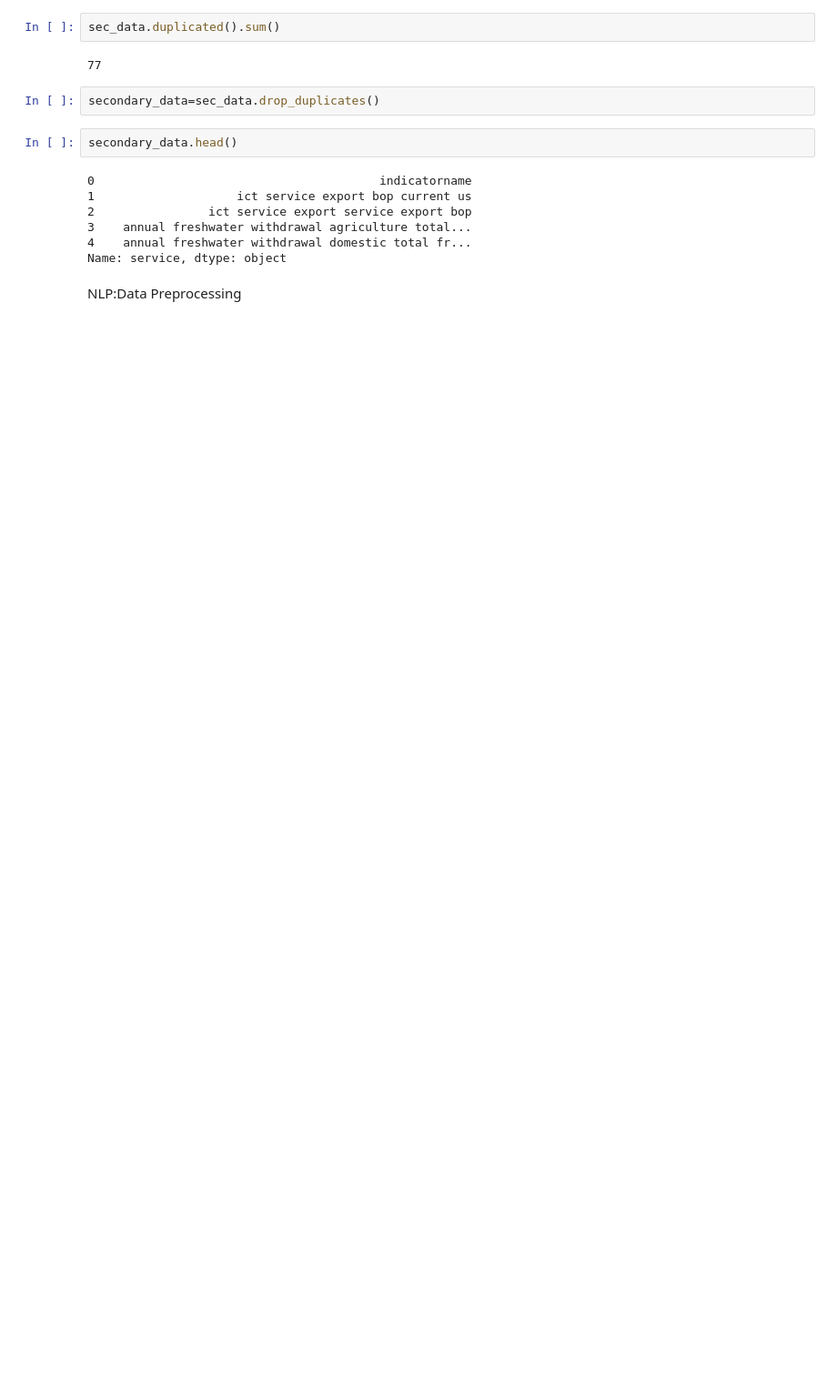
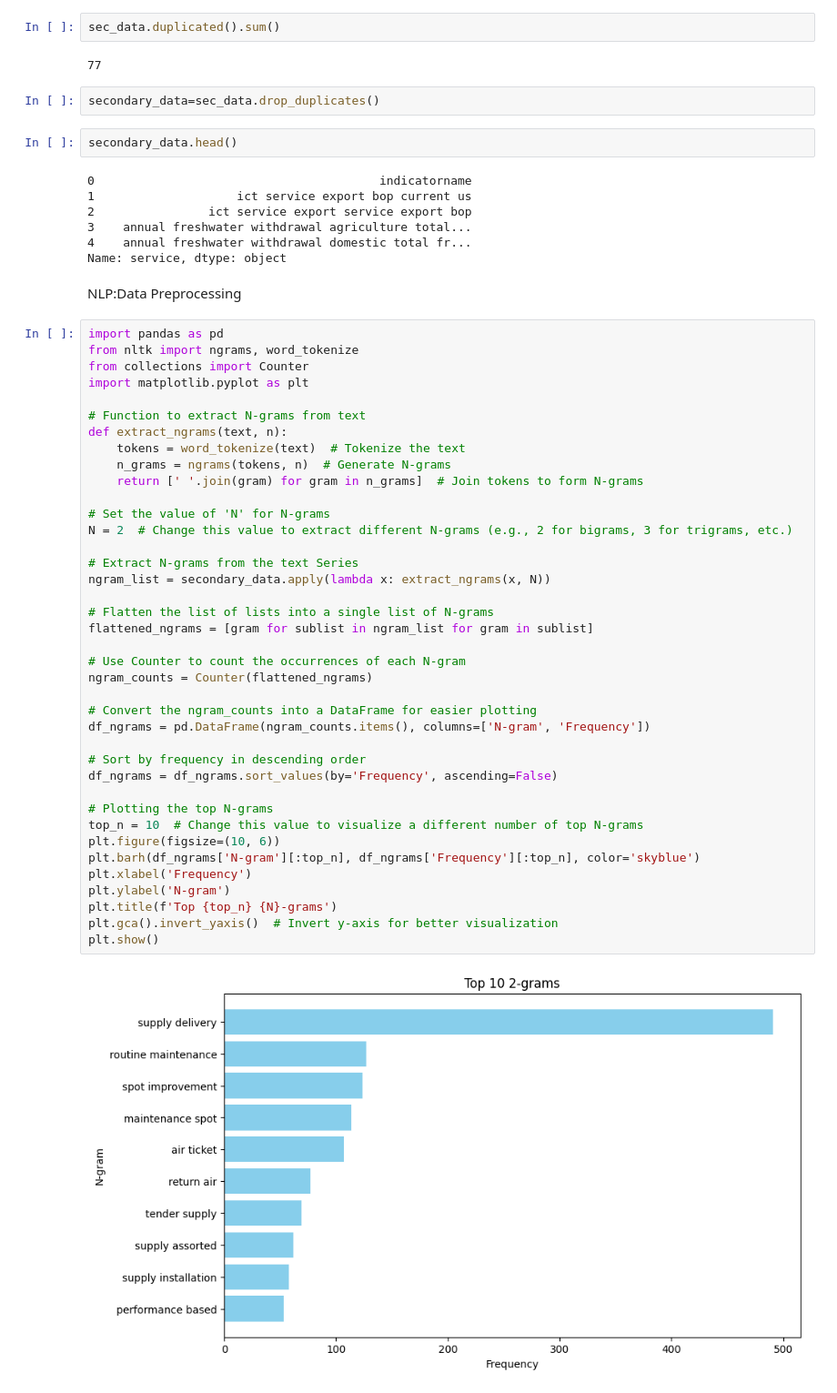
Before and after one commit to datakiptoo/County_Service-_Delivery, a Jupyter notebook: County_Residents.ipynb, the cells around one changed output. Shown at 91% size. Drawn from its saved outputs; the diff is of its cells as text; blank space fills up the shorter version.

```diff
--- a/County_Residents.ipynb
+++ b/County_Residents.ipynb
@@ -814,3 +814,44 @@ secondary_data.head()
 Name: service, dtype: object
 # %% [markdown]
 NLP:Data Preprocessing
+# %%
+import pandas as pd
+from nltk import ngrams, word_tokenize
+from collections import Counter
+import matplotlib.pyplot as plt
+
+# Function to extract N-grams from text
+def extract_ngrams(text, n):
+    tokens = word_tokenize(text)  # Tokenize the text
+    n_grams = ngrams(tokens, n)  # Generate N-grams
+    return [' '.join(gram) for gram in n_grams]  # Join tokens to form N-grams
+
+# Set the value of 'N' for N-grams
+N = 2  # Change this value to extract different N-grams (e.g., 2 for bigrams, 3 for trigrams, etc.)
+
+# Extract N-grams from the text Series
+ngram_list = secondary_data.apply(lambda x: extract_ngrams(x, N))
+
+# Flatten the list of lists into a single list of N-grams
+flattened_ngrams = [gram for sublist in ngram_list for gram in sublist]
+
+# Use Counter to count the occurrences of each N-gram
+ngram_counts = Counter(flattened_ngrams)
+
+# Convert the ngram_counts into a DataFrame for easier plotting
+df_ngrams = pd.DataFrame(ngram_counts.items(), columns=['N-gram', 'Frequency'])
+
+# Sort by frequency in descending order
+df_ngrams = df_ngrams.sort_values(by='Frequency', ascending=False)
+
+# Plotting the top N-grams
+top_n = 10  # Change this value to visualize a different number of top N-grams
+plt.figure(figsize=(10, 6))
+plt.barh(df_ngrams['N-gram'][:top_n], df_ngrams['Frequency'][:top_n], color='skyblue')
+plt.xlabel('Frequency')
+plt.ylabel('N-gram')
+plt.title(f'Top {top_n} {N}-grams')
+plt.gca().invert_yaxis()  # Invert y-axis for better visualization
+plt.show()
+# %% [output]
+[figure, added]
```
Also changed, not shown: parts of 2 cells of this notebook.
